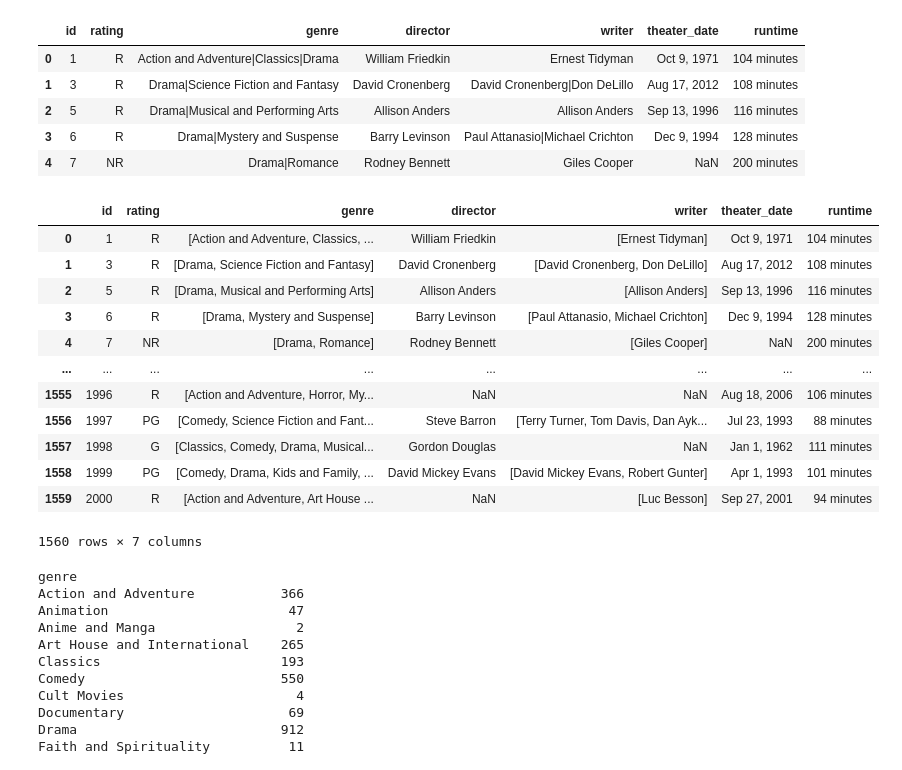
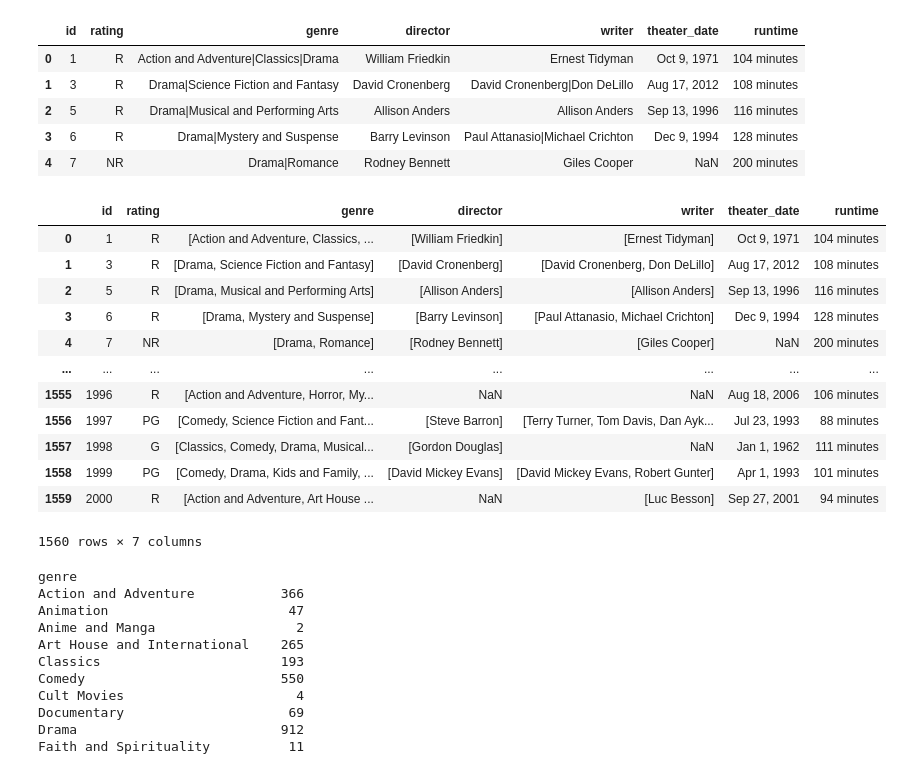
Before and after one commit to Brandon-Meyer0/git-dat-money, a Jupyter notebook: Capstone Group 1A.ipynb, the cells around one changed output. Cells and saved outputs as stored; diff of their text form; code cells hidden in the pictures.

```diff
--- a/Capstone Group 1A.ipynb
+++ b/Capstone Group 1A.ipynb
@@ -218,21 +218,22 @@ rtDF.head()
 # %%
 #Split genres into a list using pandas' split method
 rtDF["genre"] = rtDF["genre"].str.split("|")
+rtDF["director"] = rtDF["director"].str.split("|")
 rtDF["writer"] = rtDF["writer"].str.split("|")
 #View resulting data frame
 rtDF
 # %% [output]
 |  | id | rating | genre | director | writer | theater_date | runtime |
-| 0 | 1 | R | [Action and Adventure, Classics, ... | William Friedkin | [Ernest Tidyman] | Oct 9, 1971 | 104 minutes |
-| 1 | 3 | R | [Drama, Science Fiction and Fantasy] | David Cronenberg | [David Cronenberg, Don DeLillo] | Aug 17, 2012 | 108 minutes |
-| 2 | 5 | R | [Drama, Musical and Performing Arts] | Allison Anders | [Allison Anders] | Sep 13, 1996 | 116 minutes |
-| 3 | 6 | R | [Drama, Mystery and Suspense] | Barry Levinson | [Paul Attanasio, Michael Crichton] | Dec 9, 1994 | 128 minutes |
-| 4 | 7 | NR | [Drama, Romance] | Rodney Bennett | [Giles Cooper] | NaN | 200 minutes |
+| 0 | 1 | R | [Action and Adventure, Classics, ... | [William Friedkin] | [Ernest Tidyman] | Oct 9, 1971 | 104 minutes |
+| 1 | 3 | R | [Drama, Science Fiction and Fantasy] | [David Cronenberg] | [David Cronenberg, Don DeLillo] | Aug 17, 2012 | 108 minutes |
+| 2 | 5 | R | [Drama, Musical and Performing Arts] | [Allison Anders] | [Allison Anders] | Sep 13, 1996 | 116 minutes |
+| 3 | 6 | R | [Drama, Mystery and Suspense] | [Barry Levinson] | [Paul Attanasio, Michael Crichton] | Dec 9, 1994 | 128 minutes |
+| 4 | 7 | NR | [Drama, Romance] | [Rodney Bennett] | [Giles Cooper] | NaN | 200 minutes |
 | ... | ... | ... | ... | ... | ... | ... | ... |
 | 1555 | 1996 | R | [Action and Adventure, Horror, My... | NaN | NaN | Aug 18, 2006 | 106 minutes |
-| 1556 | 1997 | PG | [Comedy, Science Fiction and Fant... | Steve Barron | [Terry Turner, Tom Davis, Dan Ayk... | Jul 23, 1993 | 88 minutes |
-| 1557 | 1998 | G | [Classics, Comedy, Drama, Musical... | Gordon Douglas | NaN | Jan 1, 1962 | 111 minutes |
-| 1558 | 1999 | PG | [Comedy, Drama, Kids and Family, ... | David Mickey Evans | [David Mickey Evans, Robert Gunter] | Apr 1, 1993 | 101 minutes |
+| 1556 | 1997 | PG | [Comedy, Science Fiction and Fant... | [Steve Barron] | [Terry Turner, Tom Davis, Dan Ayk... | Jul 23, 1993 | 88 minutes |
+| 1557 | 1998 | G | [Classics, Comedy, Drama, Musical... | [Gordon Douglas] | NaN | Jan 1, 1962 | 111 minutes |
+| 1558 | 1999 | PG | [Comedy, Drama, Kids and Family, ... | [David Mickey Evans] | [David Mickey Evans, Robert Gunter] | Apr 1, 1993 | 101 minutes |
 | 1559 | 2000 | R | [Action and Adventure, Art House ... | NaN | [Luc Besson] | Sep 27, 2001 | 94 minutes |
 1560 rows × 7 columns
 # %%
```
Also changed, not shown: parts of 17 cells of this notebook.
